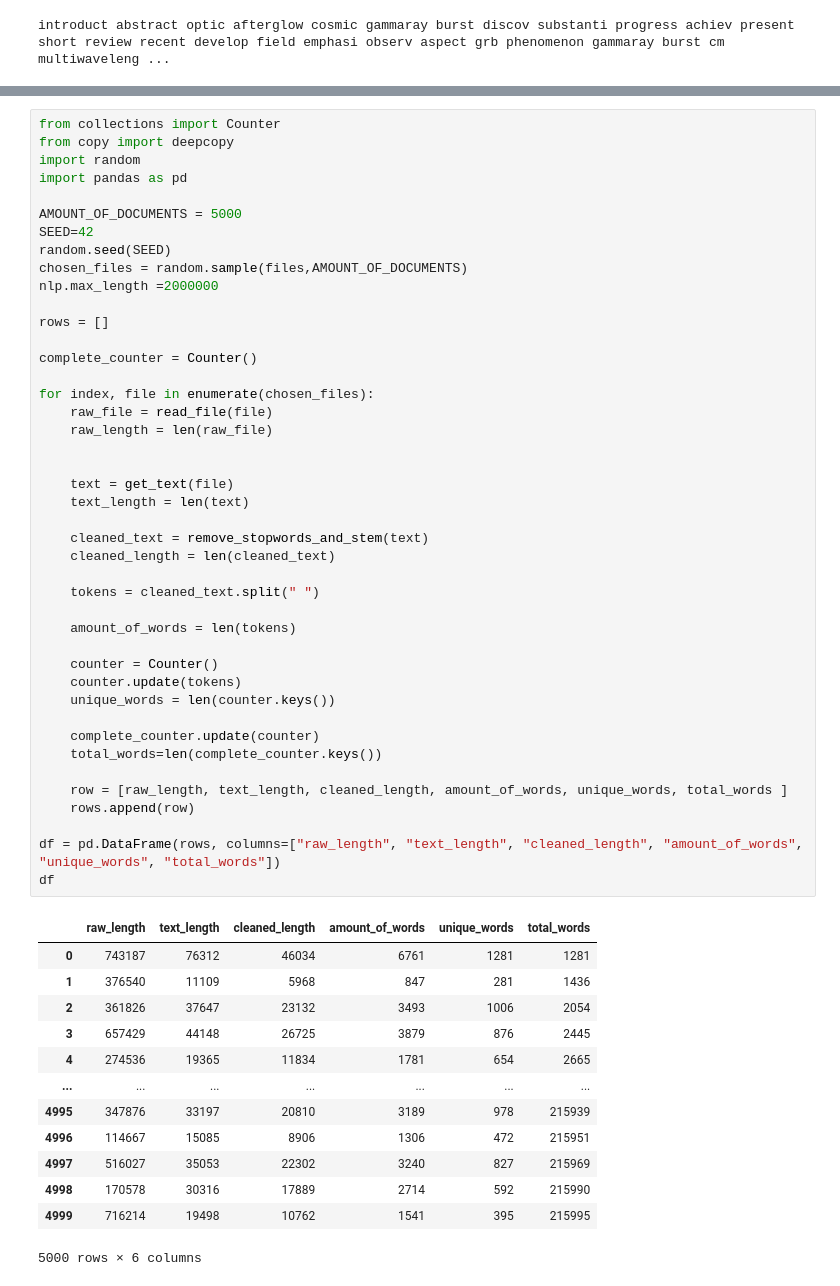
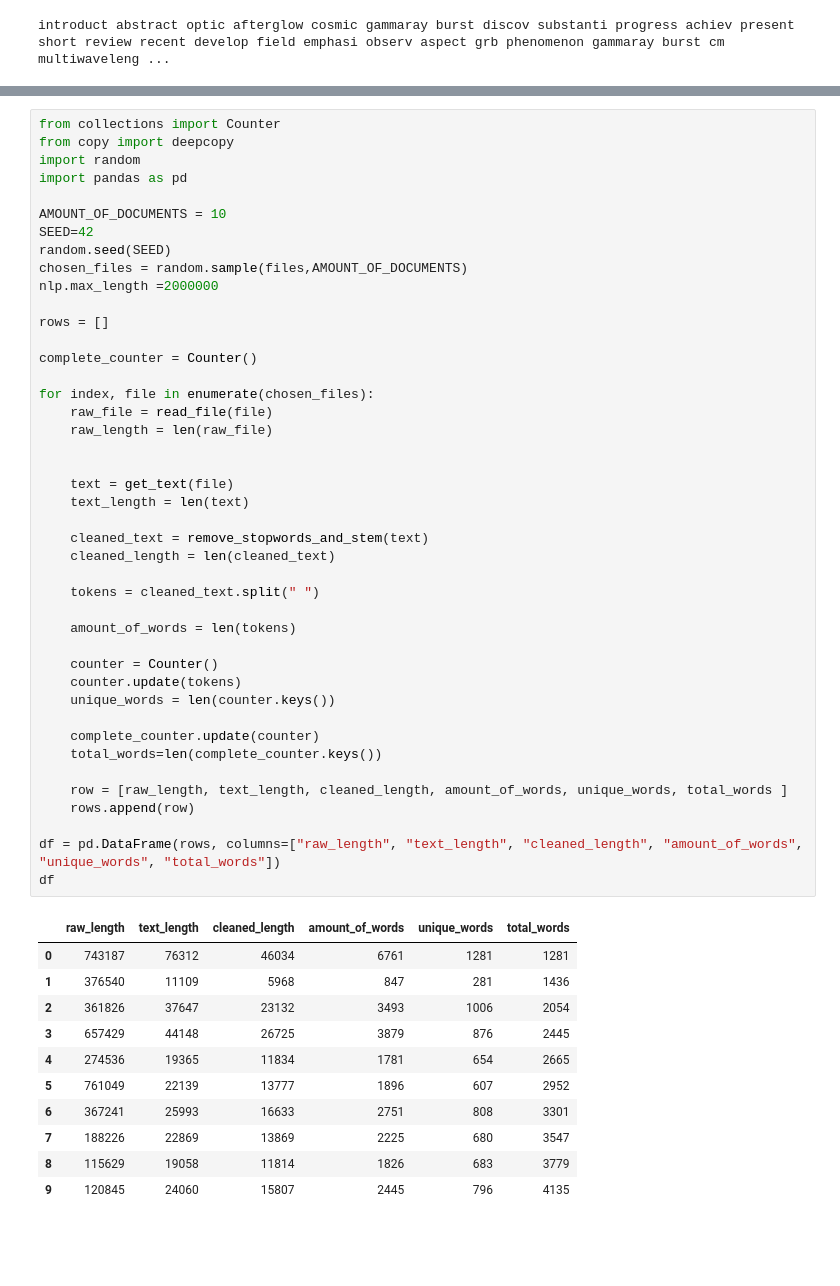
Before and after one commit to OshFrosch/Vocabulary-Predictor, a Jupyter notebook: src/notebooks/explore_dataset.ipynb, the cells around one changed output, grey strips where cells are left out. Saved outputs shown, nothing was run; the diff lists cells and outputs as text; blank space fills up the shorter version.

```diff
--- a/src/notebooks/explore_dataset.ipynb
+++ b/src/notebooks/explore_dataset.ipynb
@@ -250,7 +260,7 @@ from copy import deepcopy
 import random
 import pandas as pd
 
-AMOUNT_OF_DOCUMENTS = 5000
+AMOUNT_OF_DOCUMENTS = 10
 SEED=42
 random.seed(SEED)
 chosen_files = random.sample(files,AMOUNT_OF_DOCUMENTS)
@@ -267,37 +277,35 @@ for index, file in enumerate(chosen_files):
 
     text = get_text(file)
     text_length = len(text)
 
     cleaned_text = remove_stopwords_and_stem(text)
     cleaned_length = len(cleaned_text)
 
     tokens = cleaned_text.split(" ")
 
     amount_of_words = len(tokens)
 
     counter = Counter()
     counter.update(tokens)
     unique_words = len(counter.keys())
 
     complete_counter.update(counter)
     total_words=len(complete_counter.keys())
 
     row = [raw_length, text_length, cleaned_length, amount_of_words, unique_words, total_words ]
     rows.append(row)
 
 df = pd.DataFrame(rows, columns=["raw_length", "text_length", "cleaned_length", "amount_of_words", "unique_words", "total_words"])
 df
 # %% [output]
 |  | raw_length | text_length | cleaned_length | amount_of_words | unique_words | total_words |
 | 0 | 743187 | 76312 | 46034 | 6761 | 1281 | 1281 |
 | 1 | 376540 | 11109 | 5968 | 847 | 281 | 1436 |
 | 2 | 361826 | 37647 | 23132 | 3493 | 1006 | 2054 |
 | 3 | 657429 | 44148 | 26725 | 3879 | 876 | 2445 |
 | 4 | 274536 | 19365 | 11834 | 1781 | 654 | 2665 |
-| ... | ... | ... | ... | ... | ... | ... |
-| 4995 | 347876 | 33197 | 20810 | 3189 | 978 | 215939 |
-| 4996 | 114667 | 15085 | 8906 | 1306 | 472 | 215951 |
-| 4997 | 516027 | 35053 | 22302 | 3240 | 827 | 215969 |
-| 4998 | 170578 | 30316 | 17889 | 2714 | 592 | 215990 |
-| 4999 | 716214 | 19498 | 10762 | 1541 | 395 | 215995 |
+| 5 | 761049 | 22139 | 13777 | 1896 | 607 | 2952 |
+| 6 | 367241 | 25993 | 16633 | 2751 | 808 | 3301 |
+| 7 | 188226 | 22869 | 13869 | 2225 | 680 | 3547 |
+| 8 | 115629 | 19058 | 11814 | 1826 | 683 | 3779 |
+| 9 | 120845 | 24060 | 15807 | 2445 | 796 | 4135 |
-5000 rows × 6 columns
```
Also changed, not shown: parts of 17 cells of this notebook, 1 other file.
